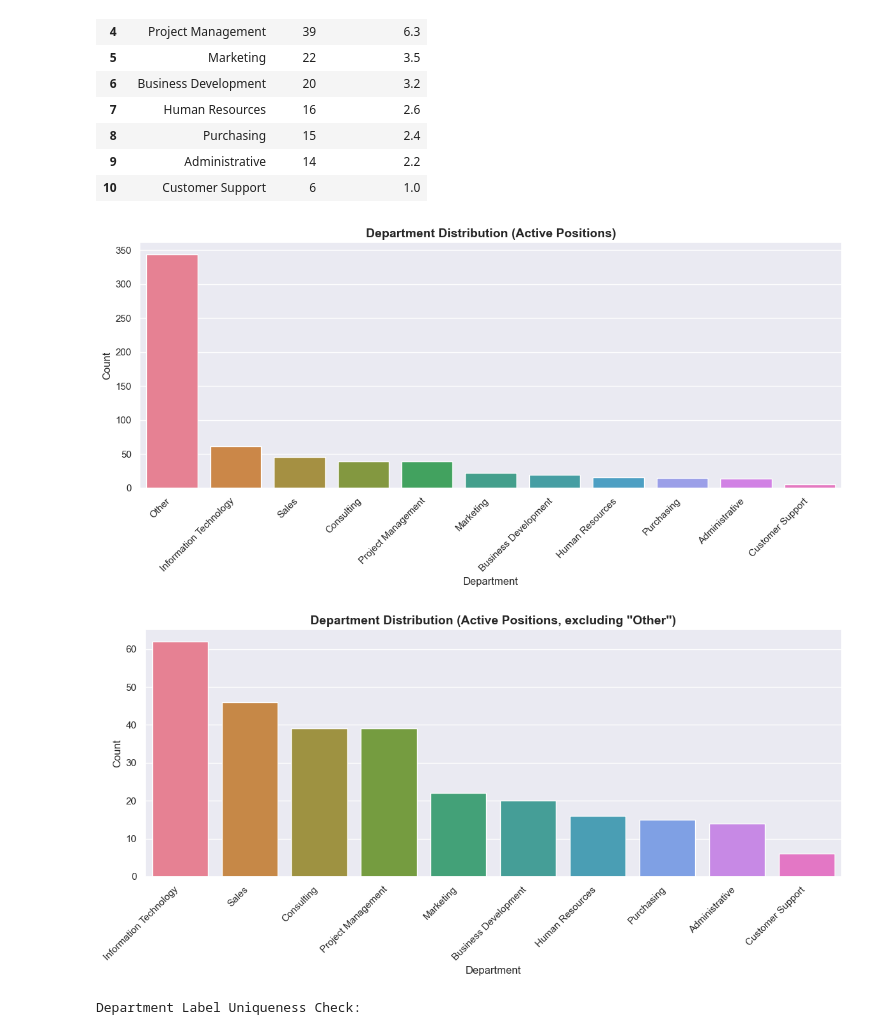
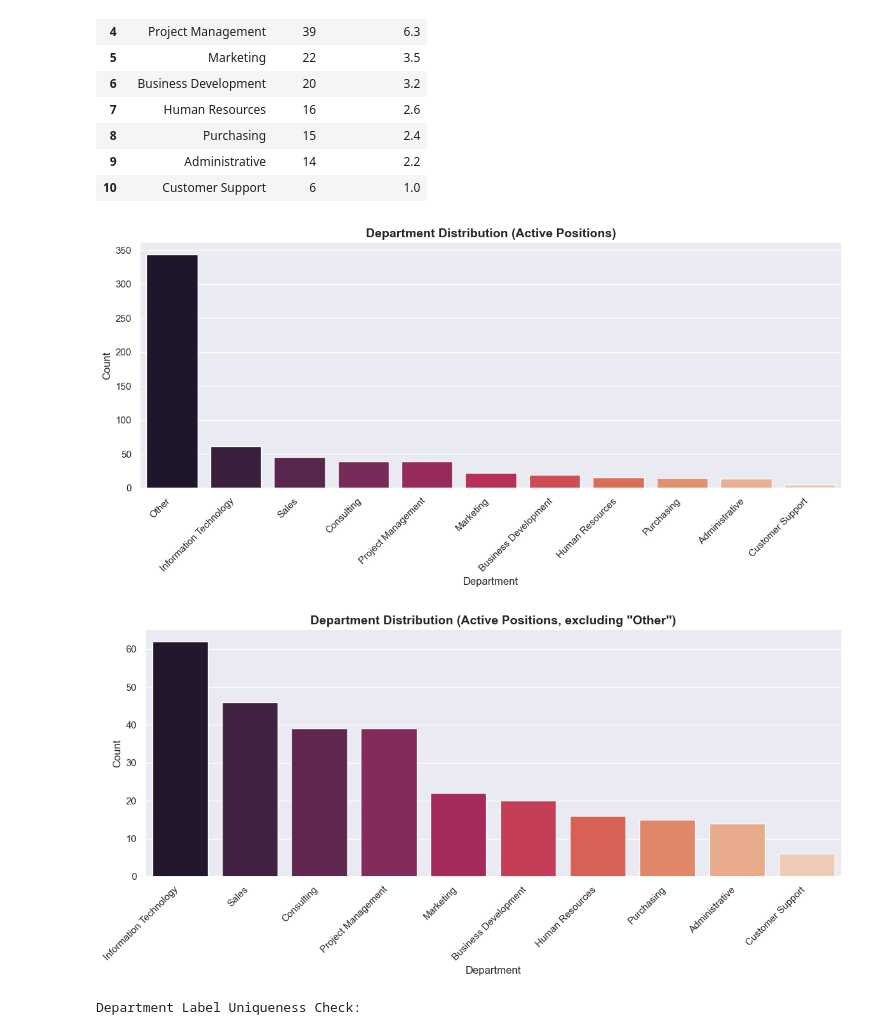
Before and after one commit to Julster35/BuzzwordLearner, a Jupyter notebook: notebooks/01_eda.ipynb, the cells around one changed output. Saved outputs shown, nothing was run; the diff lists cells and outputs as text; code cells hidden in the pictures.

```diff
--- a/notebooks/01_eda.ipynb
+++ b/notebooks/01_eda.ipynb
@@ -578,7 +578,7 @@ Department Distribution:
 # %%
 # Visualize department distribution
 plt.figure(figsize=(12, 6))
-sns.barplot(x=dept_counts.index, y=dept_counts.values, hue=dept_counts.index, palette='husl', legend=False)
+sns.barplot(x=dept_counts.index, y=dept_counts.values, hue=dept_counts.index, palette='rocket', legend=False)
 plt.title('Department Distribution (Active Positions)', fontsize=14, fontweight='bold')
 plt.xlabel('Department')
 plt.ylabel('Count')
@@ -587,22 +587,22 @@ plt.tight_layout()
 plt.savefig('../reports/figures/department_distribution.png', dpi=150)
 plt.show()
 # %% [output]
-[figure, old version]
+[figure, new version]
 # %%
 # Visualize department distribution without "Other" category
 dept_counts_no_other = dept_counts[dept_counts.index != 'Other']
 
 plt.figure(figsize=(12, 6))
-sns.barplot(x=dept_counts_no_other.index, y=dept_counts_no_other.values, hue=dept_counts_no_other.index, palette='husl', legend=False)
+sns.barplot(x=dept_counts_no_other.index, y=dept_counts_no_other.values, hue=dept_counts_no_other.index, palette='rocket', legend=False)
 plt.title('Department Distribution (Active Positions, excluding "Other")', fontsize=14, fontweight='bold')
 plt.xlabel('Department')
 plt.ylabel('Count')
 plt.xticks(rotation=45, ha='right')
 plt.tight_layout()
 plt.savefig('../reports/figures/department_distribution_no_other.png', dpi=150)
 plt.show()
 # %% [output]
-[figure, old version]
+[figure, new version]
 # %%
 # Check if department descriptions are unique
 total_dept = len(department_labels)
```
Also changed, not shown: parts of 10 cells of this notebook.
